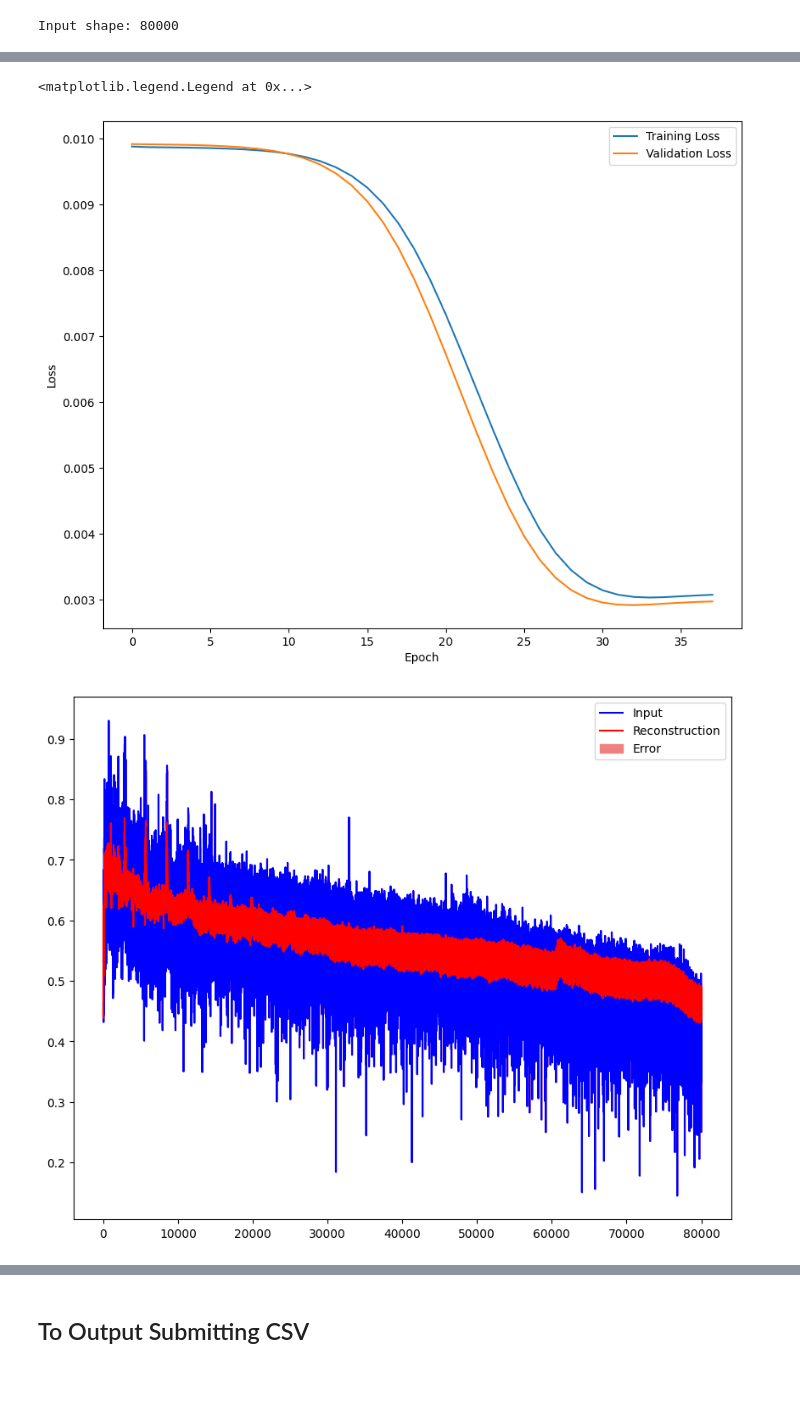
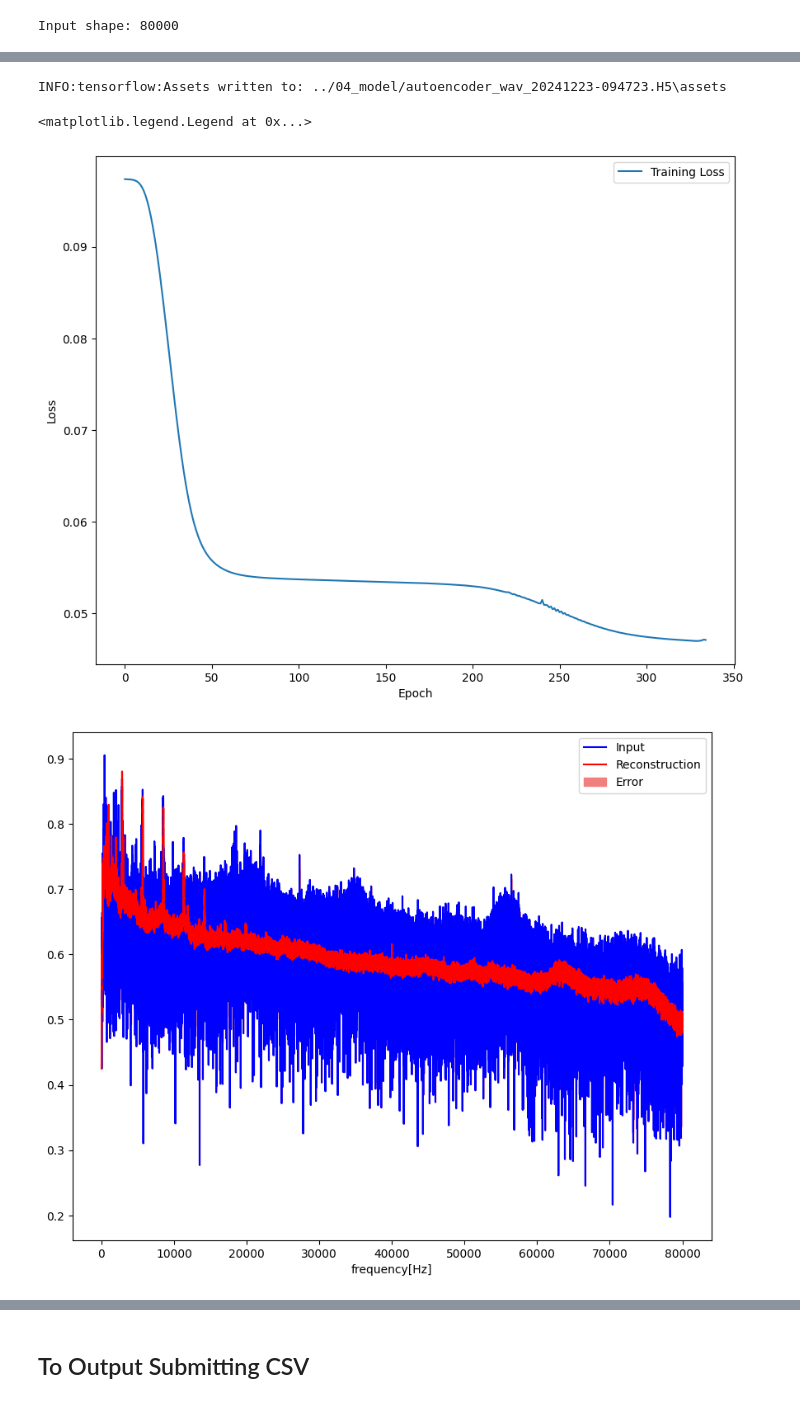
Before and after one commit to Mr-Kondo/_Inbox, a Jupyter notebook: Anomaly_Sound_Detection_AE_WAV.ipynb, the cells around one changed output, grey strips where cells are left out. Cells and saved outputs as stored; diff of their text form; code cells hidden in the pictures.

```diff
--- a/Anomaly_Sound_Detection_AE_WAV.ipynb
+++ b/Anomaly_Sound_Detection_AE_WAV.ipynb
@@ -288,10 +234,10 @@ def preprocess_dataset(files):
 # %%
 # 各データリストをFFTへ変換
-train_ds = preprocess_dataset(train_data)
-val_ds = preprocess_dataset(val_data)
+del files_ds
+gc.collect()
 
+train_ds = preprocess_dataset(filenames)
 train_ds = list(train_ds)
-val_ds = list(val_ds)
 # %%
 # FFTの値を[0,1]の範囲へnormarization
 min_val = tf.reduce_min(train_ds) # trainデータセットの最小値取得
@@ -319,3 +254,4 @@ autoencoder = tf.keras.Sequential([
 # %%
+autoencoder = Autoencoder(input_shape)
 adam_low_rate = optimizers.Adam(learning_rate=1e-4)
-autoencoder.compile(optimizer=adam_low_rate, loss='mse')
+autoencoder.compile(optimizer=adam_low_rate, loss=rmse)
@@ -355,0 +258,28 @@ Wall time: 23.2 s
+# %%
+%%time
+
+# オートエンコーダは正常の オーディオファイル のみを使用してトレーニング、
+# 完全なテストセットを使用して評価されることに注意。
+import datetime
+
+time = datetime.datetime.now().strftime("%Y%m%d-%H%M%S")
+
+#Training the model
+es_callback = callbacks.EarlyStopping(monitor='loss', min_delta=0, patience=5)
+'''
+ckpt_filepath = '../04_model/ckpt'+time+'/checkpoint-{epoch:03d}-{loss:.4f}.keras'
+cp_callback = callbacks.ModelCheckpoint(filepath = ckpt_filepath,
+                                        monitor = 'loss',
+                                        save_freq="epoch",
+                                        save_best_only = True)
+'''
+EPOCHS = 600
+history = autoencoder.fit(
+                        train_ds, train_ds,
+                        epochs=EPOCHS,
+                        batch_size= 512,
+                        #validation_data=(train_ds, train_ds),
+                        shuffle=True,
+                        #callbacks=[es_callback, cp_callback]
+                        callbacks=[es_callback]
+                        )
@@ -379,26 +320,29 @@ Model: "sequential"
+# %%
+autoencoder.save( '../04_model/autoencoder_wav_'+datetime.datetime.now().strftime("%Y%m%d-%H%M%S"+".H5"), save_format='tf')
+# %% [output]
+INFO:tensorflow:Assets written to: ../04_model/autoencoder_wav_20241223-094723.H5\assets
 # %%
 fig = plt.figure(figsize=(10, 8))
 
 plt.plot(history.history["loss"], label="Training Loss")
-plt.plot(history.history["val_loss"], label="Validation Loss")
 plt.xlabel('Epoch')
 plt.ylabel('Loss')
 plt.legend()
 # %% [output]
 <matplotlib.legend.Legend at 0x...>
-[figure, old version]
+[figure, new version]
 # %%
 # 正常なテストサンプル
 
-decoded_data = autoencoder(val_ds).numpy()
+decoded_data = autoencoder(train_ds).numpy()
 
 fig = plt.figure(figsize=(10, 8))
 
-plt.plot(val_ds[0], 'b')
+plt.plot(train_ds[0], 'b')
 plt.plot(decoded_data[0], 'r')
-plt.fill_between(np.arange(input_shape), decoded_data[0], val_ds[0], color='lightcoral') #
+plt.fill_between(np.arange(input_shape), decoded_data[0], train_ds[0], color='lightcoral') #
 plt.legend(labels=["Input", "Reconstruction", "Error"])
-#plt.xlabel('frequency[Hz]')
+plt.xlabel('frequency[Hz]')
 plt.show()
 # %% [output]
-[figure, old version]
+[figure, new version]
```
Also changed, not shown: parts of 83 cells of this notebook.
